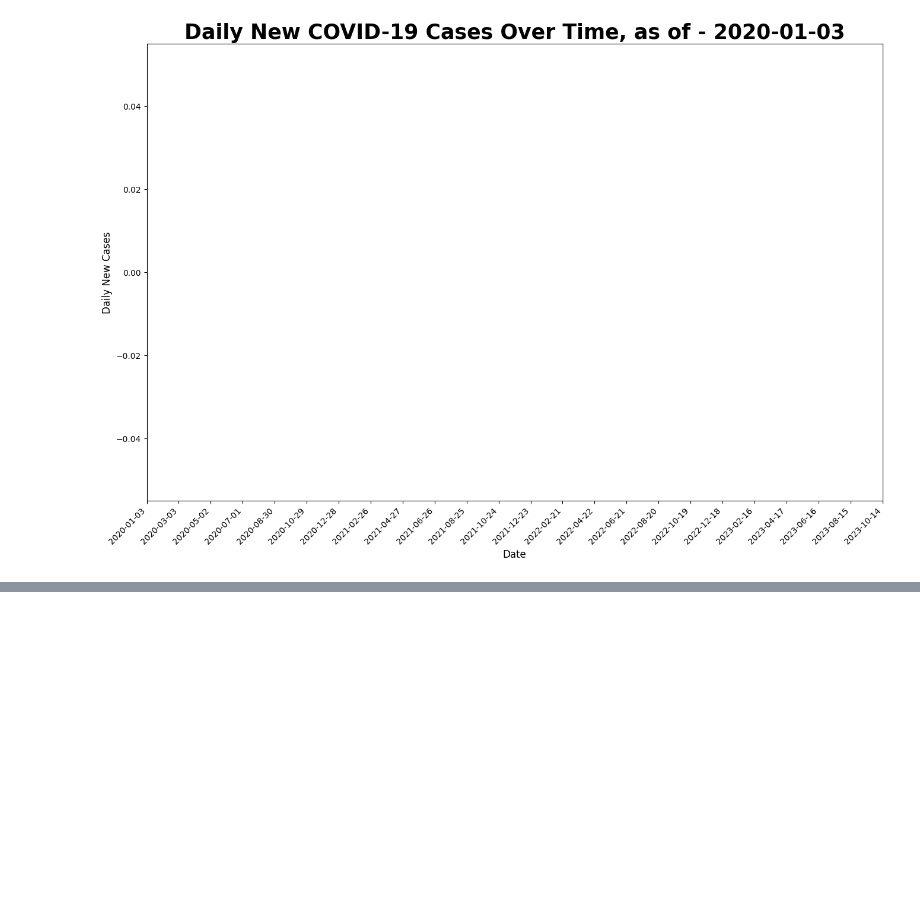
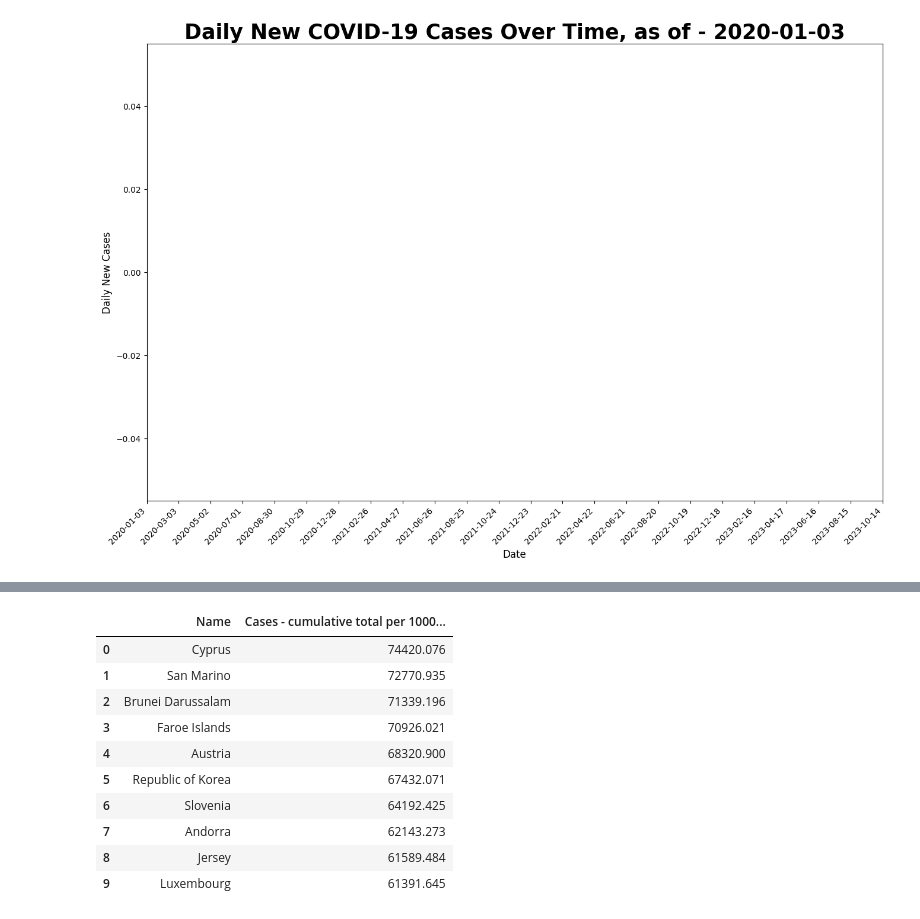
Before and after one commit to VUDataSci/data-presentation-stephenczhao, a Jupyter notebook: Covid.ipynb, the cells around one changed output, grey strips where cells are left out. Saved outputs shown, nothing was run; the diff lists cells and outputs as text; code cells hidden in the pictures; blank space fills up the shorter version.

```diff
--- a/Covid.ipynb
+++ b/Covid.ipynb
@@ -443,0 +468,14 @@ ani_scatter.save('daily_line.gif', writer='pillow', fps=300)  # Adjust fps to ma
+# %%
+df[['Name', 'Cases - cumulative total per 100000 population']].sort_values(by='Cases - cumulative total per 100000 population', ascending=False).head(10).reset_index(drop=True)
+# %% [output]
+|  | Name | Cases - cumulative total per 1000... |
+| 0 | Cyprus | 74420.076 |
+| 1 | San Marino | 72770.935 |
+| 2 | Brunei Darussalam | 71339.196 |
+| 3 | Faroe Islands | 70926.021 |
+| 4 | Austria | 68320.900 |
+| 5 | Republic of Korea | 67432.071 |
+| 6 | Slovenia | 64192.425 |
+| 7 | Andorra | 62143.273 |
+| 8 | Jersey | 61589.484 |
+| 9 | Luxembourg | 61391.645 |
```
Also changed, not shown: parts of 7 cells of this notebook, 3 other files.
